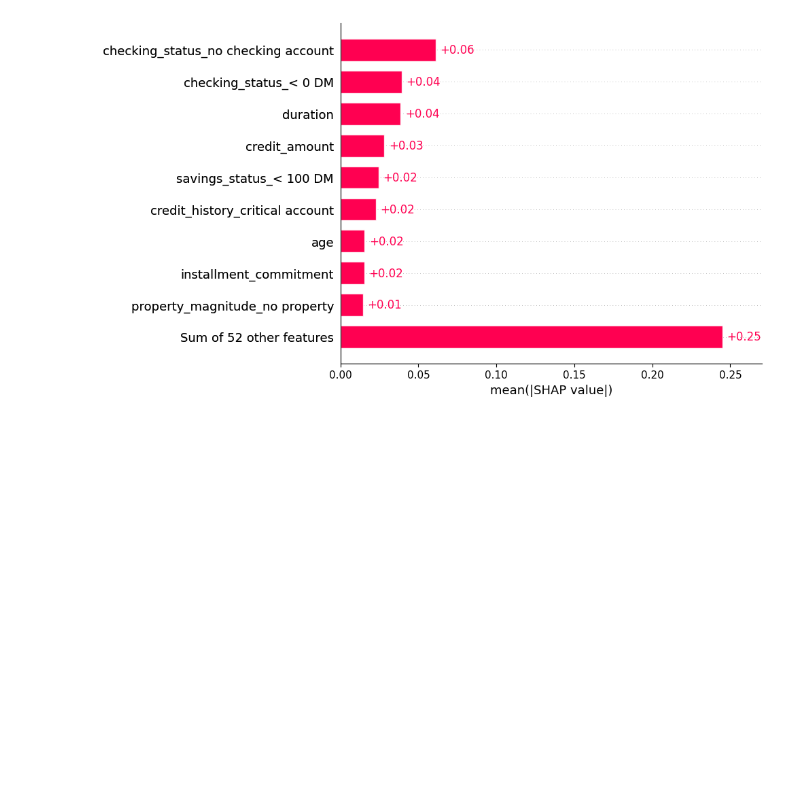
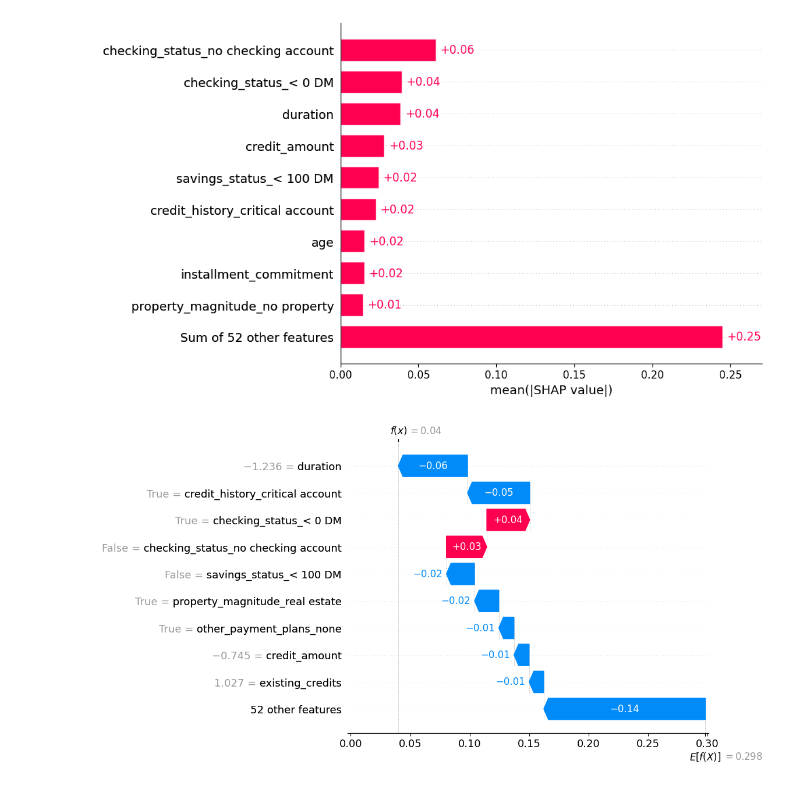
Before and after one commit to zugo-m/socafin, a Jupyter notebook: notebooks/06_interpretability.ipynb, the cells around one changed output. Cells and saved outputs as stored; diff of their text form; code cells hidden in the pictures; blank space fills up the shorter version.

```diff
--- a/notebooks/06_interpretability.ipynb
+++ b/notebooks/06_interpretability.ipynb
@@ -32,3 +32,10 @@ shap.plots.bar(shap_values[:,:,1])
 plt.show()
 # %% [output]
 [figure]
+# %%
+plt.figure(figsize=(10, 6))
+# This creates the "Waterfall" for customer #0
+shap.plots.waterfall(shap_values[0, :, 1])
+plt.show()
+# %% [output]
+[figure, added]
```
Also changed, not shown: 3 other files.
